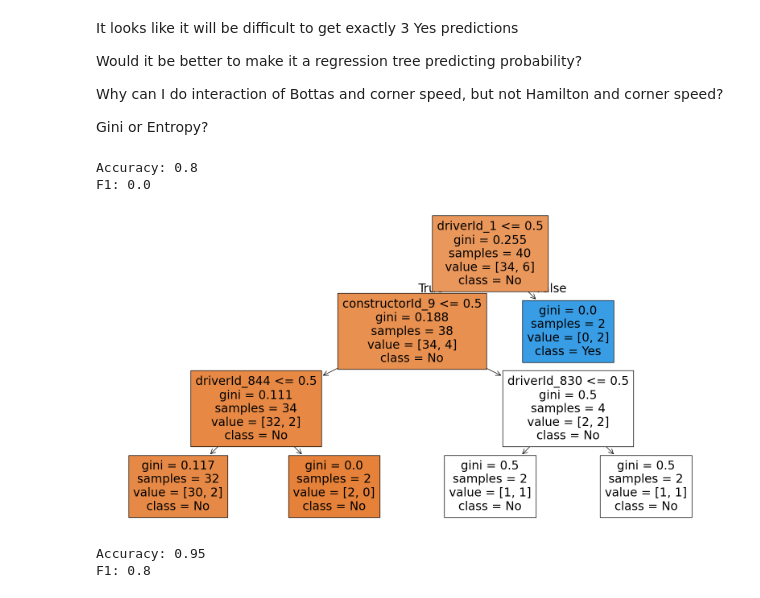
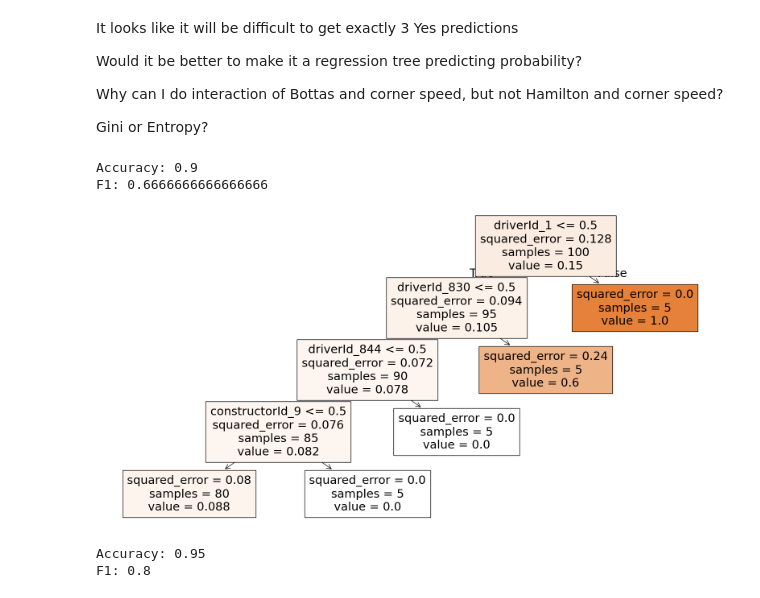
Before and after one commit to Yoshi234/f1-fanatasy-analysis, a Jupyter notebook: code/modeling/nick_learning.ipynb, the cells around one changed output. Saved outputs shown, nothing was run; the diff lists cells and outputs as text; code cells hidden in the pictures.

```diff
--- a/code/modeling/nick_learning.ipynb
+++ b/code/modeling/nick_learning.ipynb
@@ -1340,0 +1344,7 @@ Name: Podium Finish, dtype: int64 [1 0 0 0 0 0 0 0 0 0 0 0 0 0 0 0 0 0 0 0]
+# %%
+# if it is a regression tree
+reg_labels = np.array([1] * 20)
+no_indices = np.argpartition(y_pred, 17)[:17]
+reg_labels[no_indices] = 0
+y_pred = reg_labels
+y_pred
@@ -1391,10 +1403,16 @@ def make_tree(n, year, round):
     X_test = test_df[features]
     Y_test = test_df['Podium Finish']
 
-    clf = DecisionTreeClassifier()
+    #clf = DecisionTreeClassifier()
+    clf = DecisionTreeRegressor()
     clf.fit(X_train, Y_train)
 
     y_pred = clf.predict(X_test)
+
+    reg_labels = np.array([1] * 20)
+    no_indices = np.argpartition(y_pred, 17)[:17]
+    reg_labels[no_indices] = 0
+    y_pred = reg_labels
 
     accuracy = accuracy_score(Y_test, y_pred)
     f1 = f1_score(Y_test, y_pred)
@@ -1407,12 +1425,12 @@ def make_tree(n, year, round):
         plt.show()
 
     return show_figure()
-# %%
-make_tree(2, 2018, 7)
-# %% [output]
-Accuracy: 0.8
-F1: 0.0
-[figure, removed]
+# %%
+make_tree(5, 2020, 15)
+# %% [output]
+Accuracy: 0.9
+F1: 0.6666666666666666
+[figure, added]
 # %%
 make_tree(20, 2023, 2)
 # %% [output]
```
Also changed, not shown: parts of 6 cells of this notebook.
